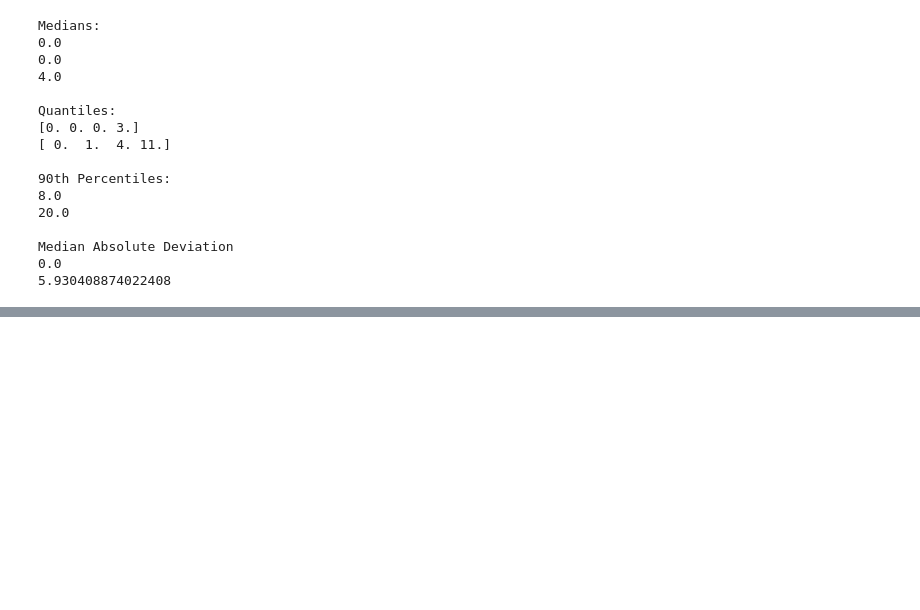
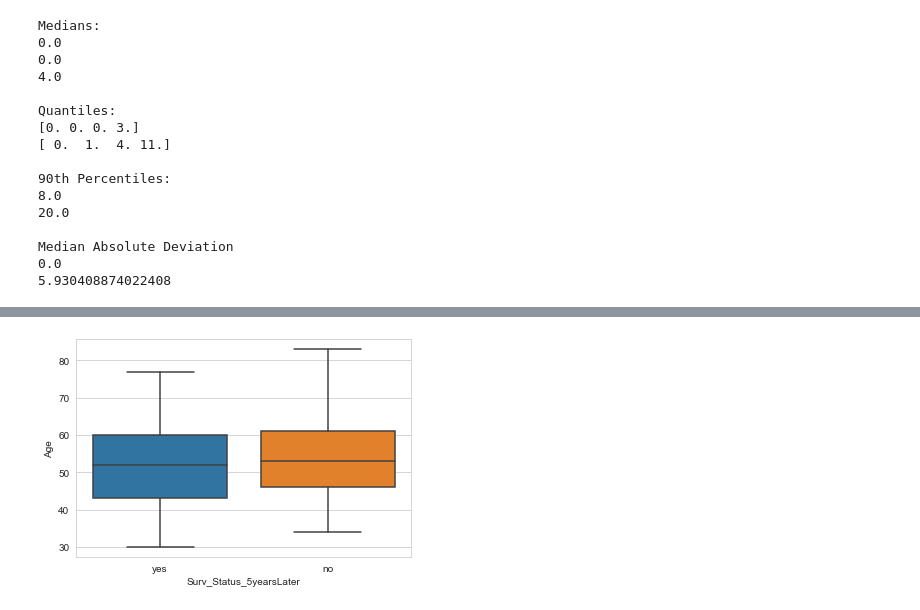
Before and after one commit to CSiddharthNavaneethan/Python, a Jupyter notebook: Habermans_CancerDataSet.ipynb, the cells around one changed output, grey strips where cells are left out. Drawn from its saved outputs; the diff is of its cells as text; code cells hidden in the pictures; blank space fills up the shorter version.

```diff
--- a/Habermans_CancerDataSet.ipynb
+++ b/Habermans_CancerDataSet.ipynb
@@ -347,0 +366,5 @@ Median Absolute Deviation
+# %%
+sns.boxplot(x='Surv_Status_5yearsLater',y='Age', data=habs_data)
+plt.show()
+# %% [output]
+[figure, added]
```
Also changed, not shown: parts of 8 cells of this notebook.
